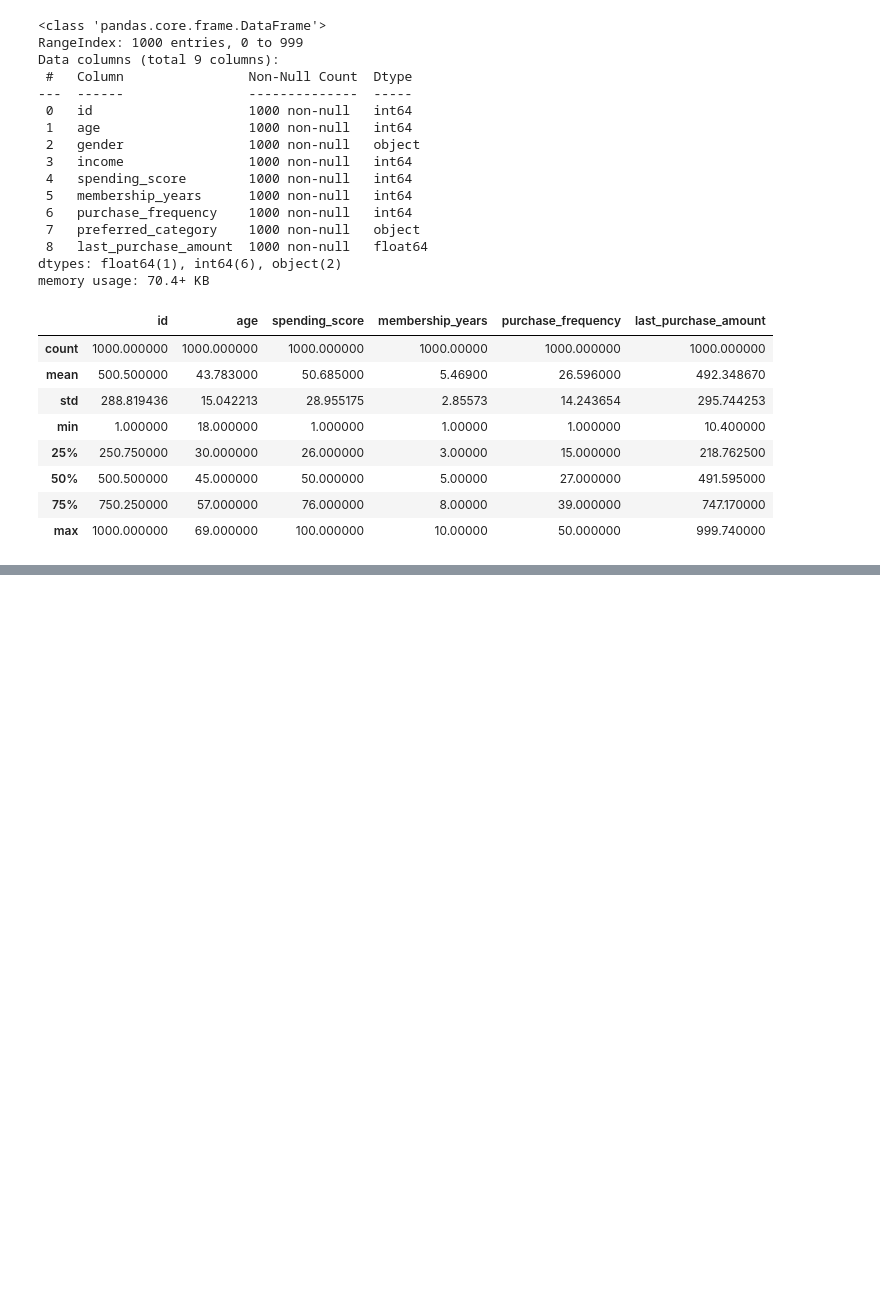
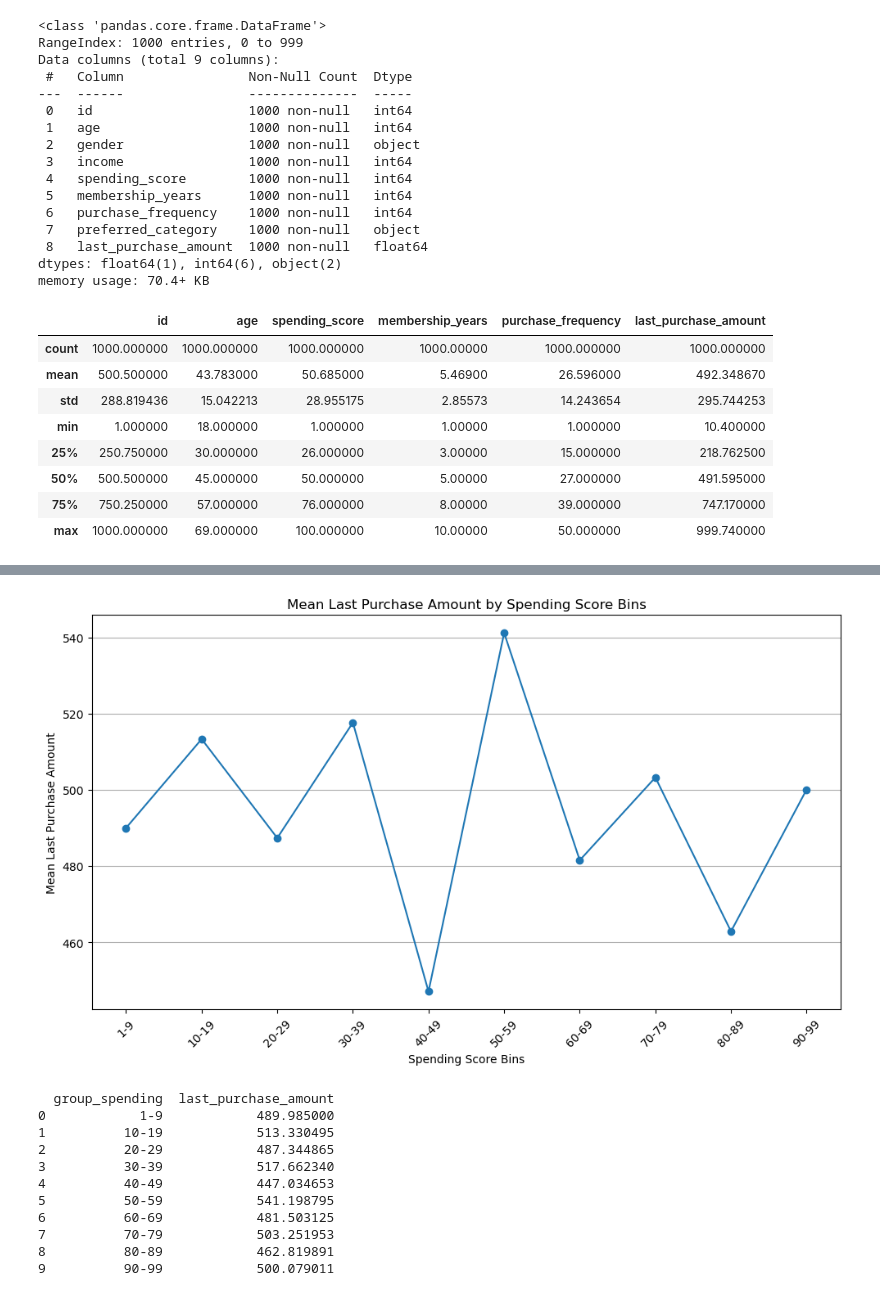
Before and after one commit to leoolessa/CSDMA, a Jupyter notebook: main.ipynb, the cells around one changed output, grey strips where cells are left out. Drawn from its saved outputs; the diff is of its cells as text; code cells hidden in the pictures; blank space fills up the shorter version.

```diff
--- a/main.ipynb
+++ b/main.ipynb
@@ -53,0 +102,32 @@ df.describe()
+# %%
+bins_2 = [0, 10, 20, 30, 40, 50, 60, 70, 80, 90, 100]
+labels_2 = ['1-9', '10-19', '20-29', '30-39', '40-49', '50-59', '60-69', '70-79', '80-89', '90-99']
+
+df['group_spending'] = pd.cut(df['spending_score'], bins=bins_2, labels=labels_2, right=False)
+# %%
+group_most_spending = df.groupby('group_spending').agg({'last_purchase_amount':'mean'}).reset_index()
+
+plt.figure(figsize=(10, 6))
+plt.plot(group_most_spending['group_spending'], group_most_spending['last_purchase_amount'], marker='o', linestyle='-')
+plt.xlabel('Spending Score Bins')
+plt.ylabel('Mean Last Purchase Amount')
+plt.title('Mean Last Purchase Amount by Spending Score Bins')
+plt.xticks(rotation=45)
+plt.grid(True, axis='y')
+plt.tight_layout()
+plt.show()
+
+print(group_most_spending)
+# %% [output]
+[figure, added]
+  group_spending  last_purchase_amount
+0            1-9            489.985000
+1          10-19            513.330495
+2          20-29            487.344865
+3          30-39            517.662340
+4          40-49            447.034653
+5          50-59            541.198795
+6          60-69            481.503125
+7          70-79            503.251953
+8          80-89            462.819891
+9          90-99            500.079011
```
Also changed, not shown: parts of 18 cells of this notebook.
